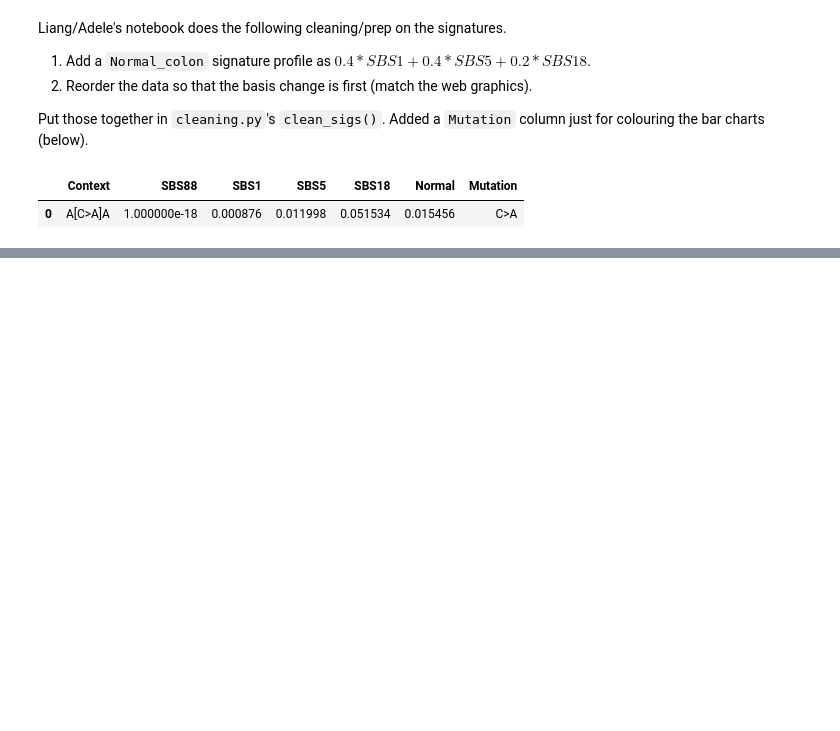
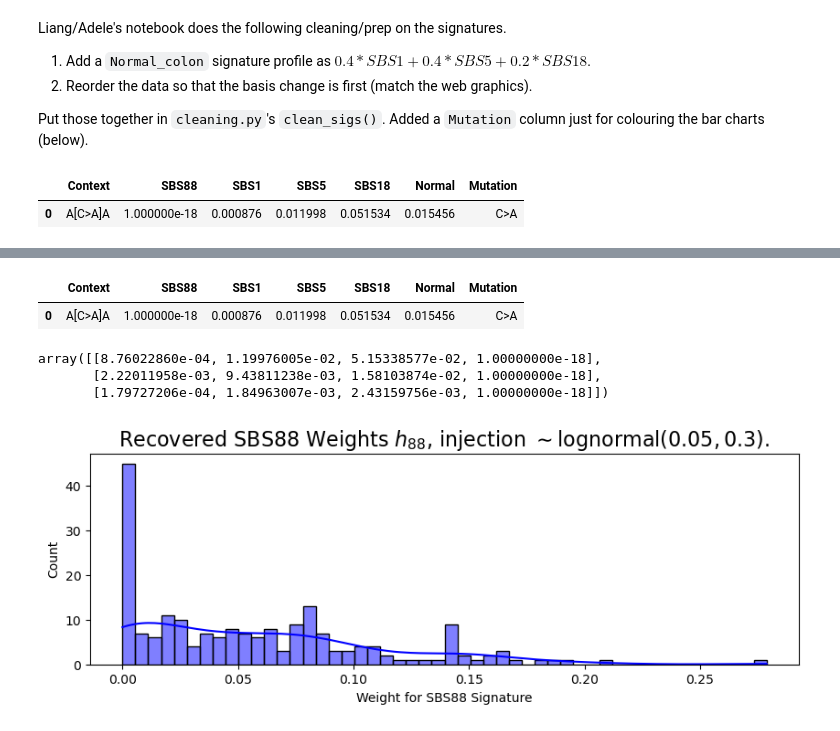
Before and after one commit to fredwdickinson/rscam-g6, a Jupyter notebook: Notebooks/compare_dists.ipynb, the cells around one changed output, grey strips where cells are left out. Cells and saved outputs as stored; diff of their text form; code cells hidden in the pictures; blank space fills up the shorter version.

```diff
--- a/Notebooks/compare_dists.ipynb
+++ b/Notebooks/compare_dists.ipynb
@@ -109,0 +126,20 @@ for sig_col in sig_cols:
+# %%
+clean_sig_df.head(1)
+# %% [output]
+|  | Context | SBS88 | SBS1 | SBS5 | SBS18 | Normal | Mutation |
+| 0 | A[C>A]A | 1.000000e-18 | 0.000876 | 0.011998 | 0.051534 | 0.015456 | C>A |
+# %%
+m = 96 # Contexts.
+n = 4 # SBS1, 5, 18, 88.
+
+W = np.zeros((m, n))
+
+sigs = ["SBS1", "SBS5", "SBS18", "SBS88"]
+for j, sig in enumerate(sigs):
+    W[:, j] = clean_sig_df[sig]
+
+W[0:3]
+# %% [output]
+array([[8.76022860e-04, 1.19976005e-02, 5.15338577e-02, 1.00000000e-18],
+       [2.22011958e-03, 9.43811238e-03, 1.58103874e-02, 1.00000000e-18],
+       [1.79727206e-04, 1.84963007e-03, 2.43159756e-03, 1.00000000e-18]])
@@ -109,0 +181,25 @@ for sig_col in sig_cols:
+# %%
+n_trials = 200
+n_mutations = 100 # Is this too many?
+# Generate 200 synthetic mutational signatures for mean injection level of 5%.
+logn_results  = simulate_lognormal(clean_sig_df, "SBS88", mean_a = 0.05,
+                                    n_trials = n_trials, n_mutations = n_mutations)
+
+# Will store all of the recovered weight info here
+# 200 x 4, i.e. 200 trials for the four SBS1, 5, 18, 88.
+hs = np.zeros((n_trials, n))
+
+for j in range(n_trials):
+    # https://docs.scipy.org/doc/scipy/reference/generated/scipy.optimize.nnls.html
+    h = nnls(W, logn_results[j])[0] # Also returns the 2-norm of residual.
+    hs[j] = h
+
+# Rough plot to see what the weights for SBS88 are,
+sbs88_weights = hs[:, 3]
+fig, ax = plt.subplots(figsize = (10, 3))
+sns.histplot(sbs88_weights, bins = 50, kde = True, color = 'blue', alpha = 0.5, ax = ax)
+ax.set_xlabel("Weight for SBS88 Signature")
+ax.set_title("Recovered SBS88 Weights $h_{88}$, injection $\sim \mathrm{lognormal}(0.05, 0.3)$.", fontsize = 16)
+plt.show()
+# %% [output]
+[figure, added]
```
Also changed, not shown: parts of 6 cells of this notebook.
